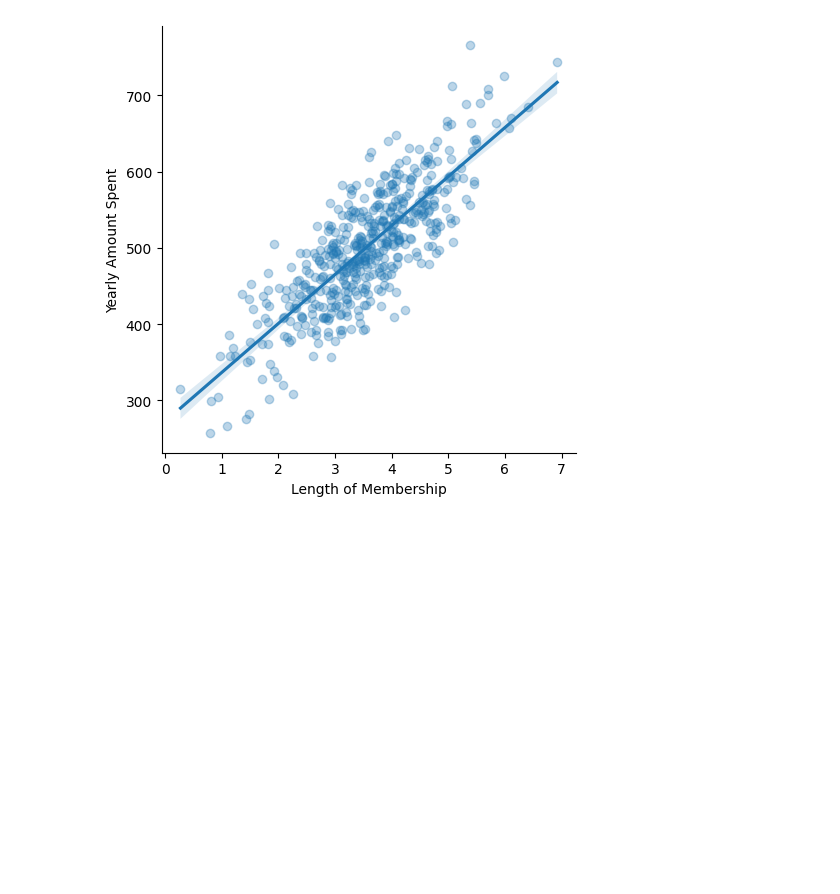
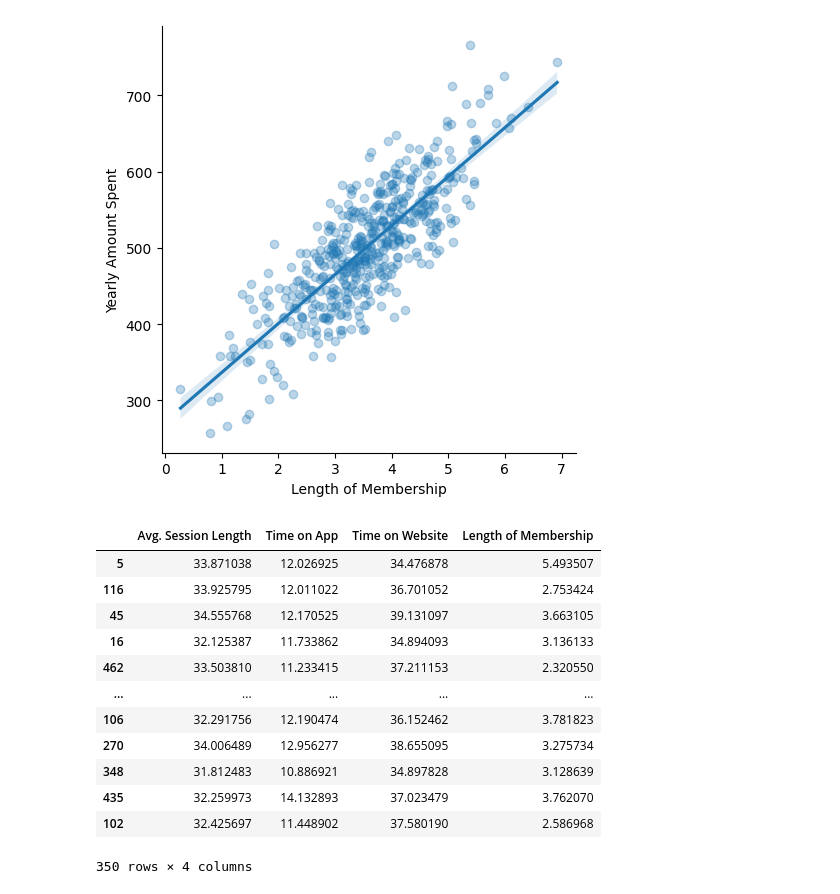
Before and after one commit to kazrkb/ml-linear-regression-project, a Jupyter notebook: linear_regression.ipynb, the cells around one changed output. Drawn from its saved outputs; the diff is of its cells as text; code cells hidden in the pictures; blank space fills up the shorter version.

Commit message:
splitted the dataset to 70% on train 30% on test

```diff
--- a/linear_regression.ipynb
+++ b/linear_regression.ipynb
@@ -72,0 +75,20 @@ sns.lmplot(
+# %%
+X = df[["Avg. Session Length", "Time on App","Time on Website","Length of Membership"]]
+y = df["Yearly Amount Spent"]
+X_train,X_test, y_train, y_test = train_test_split(X,y,test_size=0.3,random_state=42)
+# %%
+X_train
+# %% [output]
+|  | Avg. Session Length | Time on App | Time on Website | Length of Membership |
+| 5 | 33.871038 | 12.026925 | 34.476878 | 5.493507 |
+| 116 | 33.925795 | 12.011022 | 36.701052 | 2.753424 |
+| 45 | 34.555768 | 12.170525 | 39.131097 | 3.663105 |
+| 16 | 32.125387 | 11.733862 | 34.894093 | 3.136133 |
+| 462 | 33.503810 | 11.233415 | 37.211153 | 2.320550 |
+| ... | ... | ... | ... | ... |
+| 106 | 32.291756 | 12.190474 | 36.152462 | 3.781823 |
+| 270 | 34.006489 | 12.956277 | 38.655095 | 3.275734 |
+| 348 | 31.812483 | 10.886921 | 34.897828 | 3.128639 |
+| 435 | 32.259973 | 14.132893 | 37.023479 | 3.762070 |
+| 102 | 32.425697 | 11.448902 | 37.580190 | 2.586968 |
+350 rows × 4 columns
```
Also changed, not shown: parts of 2 cells of this notebook.
